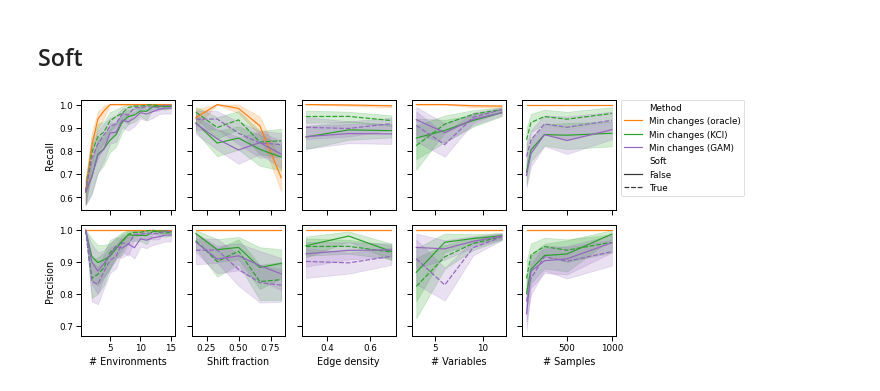
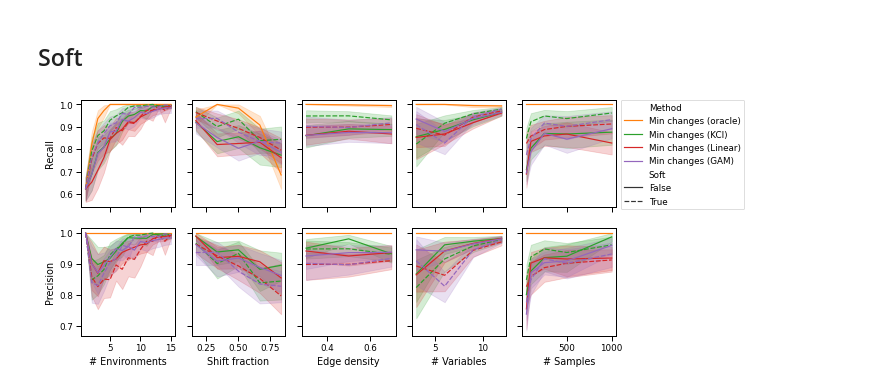
Before and after one commit to rflperry/sparse_shift, a Jupyter notebook: experiments/main_simulations/plot_empirical_power.ipynb, the cells around one changed output. Cells and saved outputs as stored; diff of their text form; code cells hidden in the pictures.

```diff
--- a/experiments/main_simulations/plot_empirical_power.ipynb
+++ b/experiments/main_simulations/plot_empirical_power.ipynb
@@ -176,32 +176,32 @@ for row, metric in zip(axes, metrics):
             style='Soft',
             ax=ax,
             palette=[
                 sns.color_palette("tab10")[i]
-                for i in [1, 2, 4]
+                for i in [1, 2, 3, 4]
             ],
             # markers=['d', 'P', 's'],
             # palette='Set1',
             legend='full',
             # alpha=1,
         )
 
         # ax.axvline(0.05, ls=':', c='grey')
         # ax.set_title('')
         # ax.legend(loc='upper right')
 leg_idx = 4
 # plt.legend(bbox_to_anchor=(1.05, 1), loc=2, borderaxespad=0.)
 axes = np.concatenate(axes)
 for i in range(len(axes)):
     if i == leg_idx:
         axes[i].legend(bbox_to_anchor=(1.05, 1), loc=2, borderaxespad=0.)
     else:
         axes[i].get_legend().remove()
 
 # plt.ylim([0, 1.03])
 
 # plt.suptitle(f'DAG model: {graph_model}', fontsize=14, y=0.96, x=0.45)
 plt.tight_layout()
 plt.savefig(f'./figures/empirical_select_rates_er_soft.pdf')
 plt.show()
 # %% [output]
-[figure, old version]
+[figure, new version]
```
Also changed, not shown: 7 other files.
